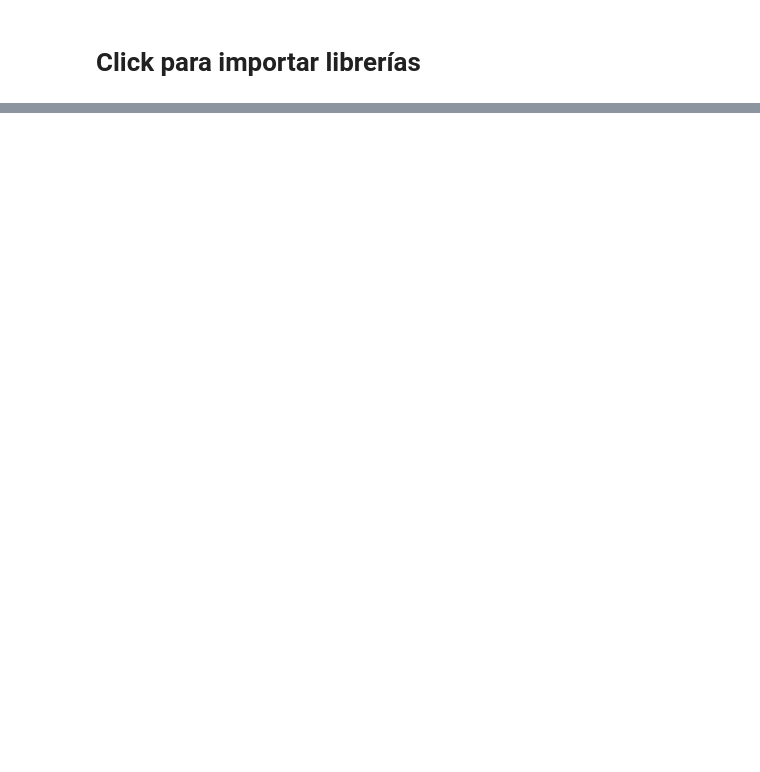
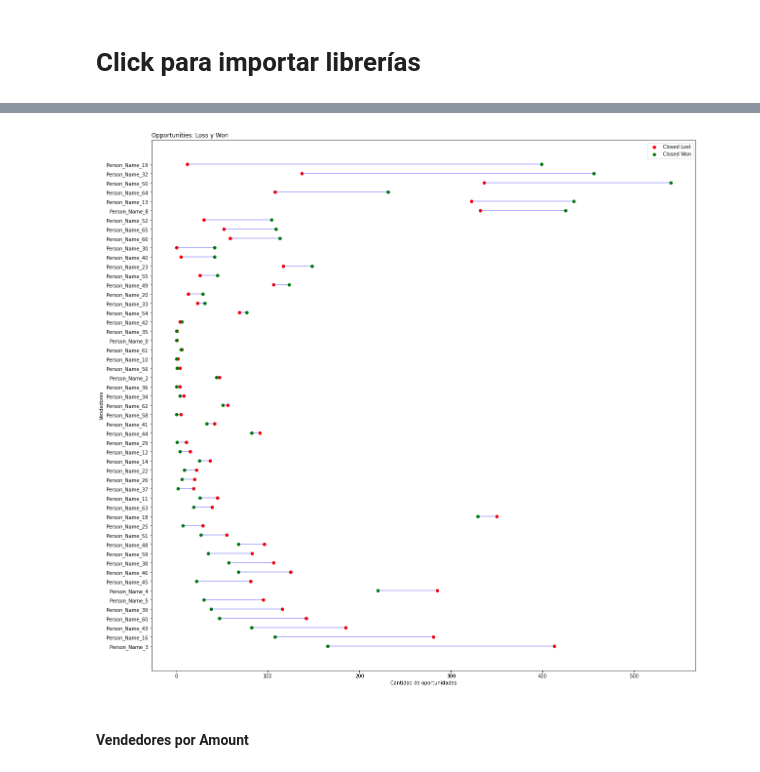
Before and after one commit to jgonzet/7506-Org.-de-Datos, a Jupyter notebook: exploration.ipynb, the cells around one changed output, grey strips where cells are left out. Drawn from its saved outputs; the diff is of its cells as text; code cells hidden in the pictures; blank space fills up the shorter version.

```diff
--- a/exploration.ipynb
+++ b/exploration.ipynb
@@ -169,0 +49,5 @@ Vamos a buscar nuestros mejores vendedores de la region
+# %%
+# Se agrega la columna del semestre y el año de creacion de la oportunidad:
+datos['Opportunity_Year'] = datos['Opportunity_Created_Date'].dt.year
+datos['Semester'] = (datos['Opportunity_Created_Date'].dt.month > 7) + 1
+datos.head(5)
@@ -169,0 +93,20 @@ Vamos a buscar nuestros mejores vendedores de la region
+# %%
+# Graficos para owners:
+
+group_owners = datos_oportunidades.groupby(['Opportunity_Owner','Stage'])\
+                                  .agg({'Territory':'count','Total_Amount(Converted)':'sum'})\
+                                  .rename(columns={'Territory':'Opportunities','Total_Amount(Converted)':'Total_Amount'})
+
+# Se calcula el promedio de monto por oportunidad para cada territorio:
+group_owners['Mean_Amount'] = group_owners['Total_Amount']/group_owners['Opportunities']
+
+# Reacomodamos los datos para el grafico:
+group_owners_unstacked = group_owners.Opportunities.unstack()
+group_owners_unstacked = group_owners_unstacked.fillna(0)
+
+# Se calcula la metrica
+group_owners_unstacked['Metrica'] = (group_owners_unstacked['Closed Won']-group_owners_unstacked['Closed Lost'])\
+                                   /(group_owners_unstacked['Closed Won']+group_owners_unstacked['Closed Lost'])
+
+group_owners_unstacked['diff'] = group_owners_unstacked['Closed Won']-group_owners_unstacked['Closed Lost']
+group_owners_unstacked.head(3)
@@ -169,0 +119,24 @@ Vamos a buscar nuestros mejores vendedores de la region
+# %%
+# Grafico horizontal lollipop para oportunidades:
+my_range=range(1,len(group_owners_unstacked.index)+1)
+ordered_group = group_owners_unstacked.sort_values('diff',ascending = True)
+ordered_group = ordered_group.reset_index()
+
+plt.figure(figsize=(20,20))
+
+plt.hlines(y=my_range, xmin=ordered_group['Closed Lost'], xmax=ordered_group['Closed Won'], color='blue', alpha=0.4)
+plt.scatter(ordered_group['Closed Lost'], my_range, color='red', alpha=1, label='Closed Lost')
+plt.scatter(ordered_group['Closed Won'], my_range, color='green', alpha=1 , label='Closed Won')
+plt.legend()
+
+# Add title and axis names
+plt.yticks(my_range, ordered_group['Opportunity_Owner'])
+plt.title("Opportunities: Loss y Won", loc='left')
+plt.xlabel('Cantidad de oportunidades')
+plt.ylabel('Vendedores')
+
+plt.savefig('Vendedores_opportunities',dpi=400)
+# %% [output]
+[figure, added]
+# %% [markdown]
+#### Vendedores por Amount
```
Also changed, not shown: parts of 92 cells of this notebook.
